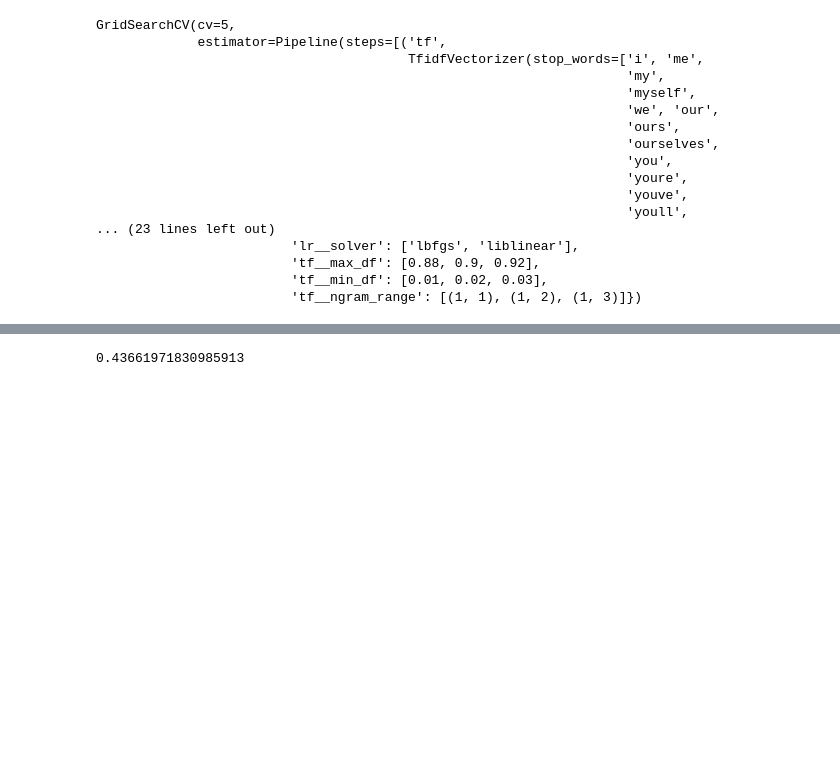
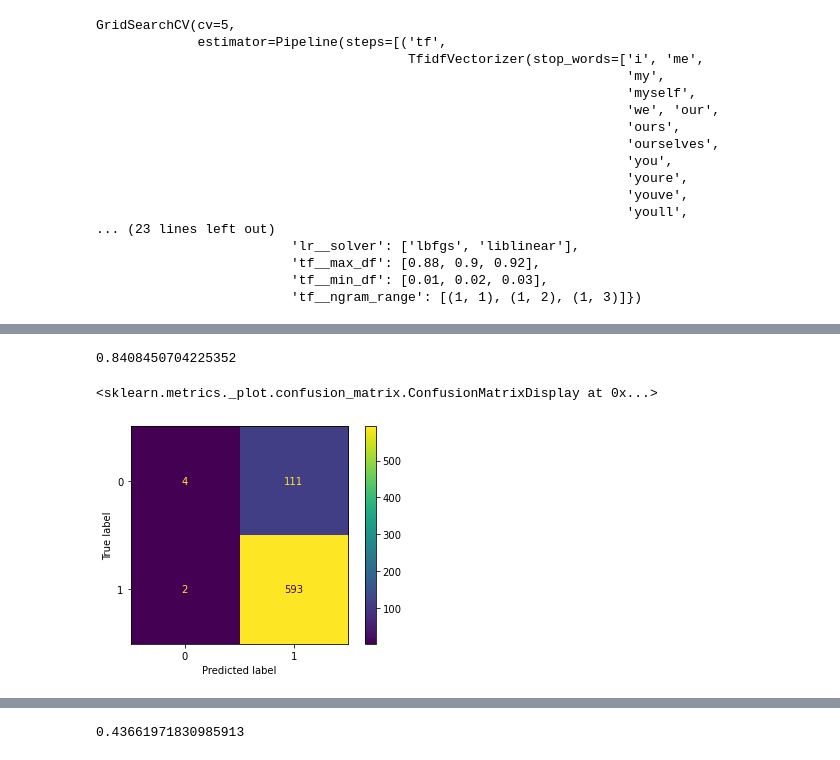
Before and after one commit to aungsias/TwitterNLP, a Jupyter notebook: Michael Scratch Notebook.ipynb, the cells around one changed output, grey strips where cells are left out. Cells and saved outputs as stored; diff of their text form; code cells hidden in the pictures; blank space fills up the shorter version.

```diff
--- a/Michael Scratch Notebook.ipynb
+++ b/Michael Scratch Notebook.ipynb
@@ -345,7 +362,7 @@ array([0.83978873, 0.84683099, 0.83978873, 0.84479718, 0.84303351])
 # %%
 bin_log_pipe_grid = Pipeline([
     ('tf', TfidfVectorizer(stop_words=stop_words)),
-    ('lr', LogisticRegression(random_state=42, verbose=1))
+    ('lr', LogisticRegression(random_state=42))
 ])
 # %%
 log_param_grid = {
@@ -355,10 +372,10 @@ log_param_grid = {
     'lr__penalty': [None, 'l2', 'l1'],
     'lr__class_weight': [None, 'balanced'],
     'lr__solver': ['lbfgs', 'liblinear'],
-    'lr__max_iter': [40, 50, 60]
+    'lr__max_iter': [10, 15, 20]
 }
 # %%
-bin_log_grid = GridSearchCV(bin_log_pipe_grid, log_param_grid, cv=5, n_jobs=-2)
+bin_log_grid = GridSearchCV(bin_log_pipe_grid, log_param_grid, cv=5, n_jobs=-2, verbose=1, scoring='accuracy')
 bin_log_grid.fit(X_train, y_train)
 # %% [output]
 [LibLinear]
@@ -404 +421,15 @@ print(bin_log_grid.best_score_)
 0.8442556574011973
+# %%
+
+
+y_pred_log_grid = bin_log_grid.predict(X_test)
+log_test_acc = accuracy_score(y_test, y_pred_log_grid)
+log_test_acc
+# %% [output]
+0.8408450704225352
+# %%
+cfm_log = confusion_matrix(y_test, y_pred_log_grid)
+ConfusionMatrixDisplay(cfm_log).plot()
+# %% [output]
+<sklearn.metrics._plot.confusion_matrix.ConfusionMatrixDisplay at 0x...>
+[figure, added]
```
Also changed, not shown: parts of 10 cells of this notebook.
